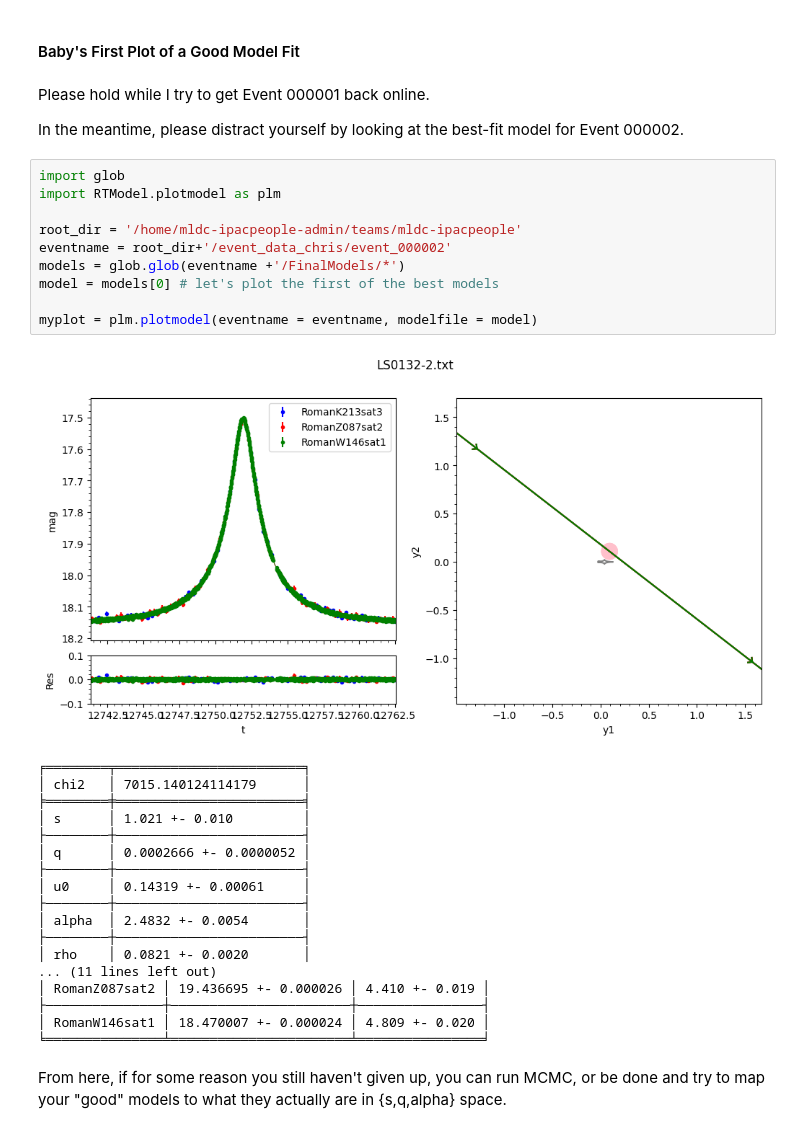
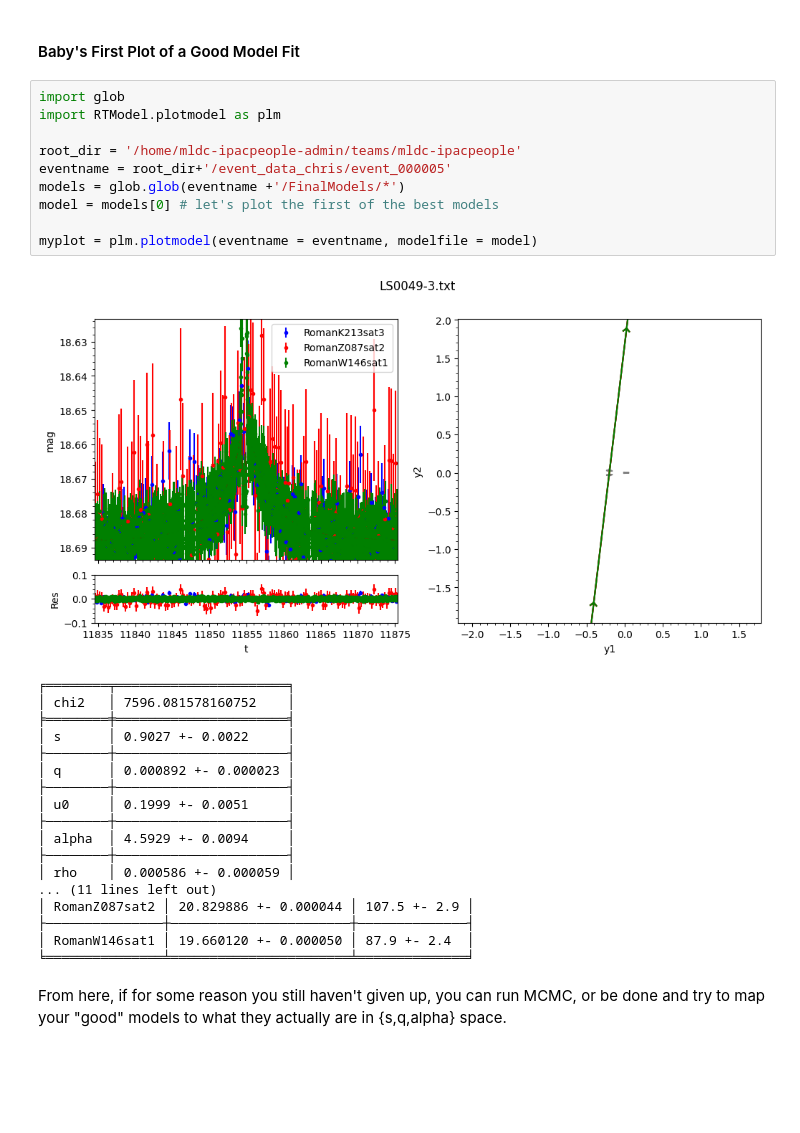
Before and after one commit to exoclam/birp, a Jupyter notebook: start-here.ipynb, the cells around one changed output. Drawn from its saved outputs; the diff is of its cells as text; blank space fills up the shorter version.

Commit message:
changed event in tutorial to something more simple

```diff
--- a/start-here.ipynb
+++ b/start-here.ipynb
@@ -527,38 +499,34 @@ Remember the Data/ directory you created 37 years ago? Assuming event and anomal
 # %% [markdown]
 #### Baby's First Plot of a Good Model Fit
-# %% [markdown]
-Please hold while I try to get Event 000001 back online.
-
-In the meantime, please distract yourself by looking at the best-fit model for Event 000002.
 # %%
 import glob
 import RTModel.plotmodel as plm
 
 root_dir = '/home/mldc-ipacpeople-admin/teams/mldc-ipacpeople'
-eventname = root_dir+'/event_data_chris/event_000002'
+eventname = root_dir+'/event_data_chris/event_000005'
 models = glob.glob(eventname +'/FinalModels/*')
 model = models[0] # let's plot the first of the best models
 
 myplot = plm.plotmodel(eventname = eventname, modelfile = model)
 # %% [output]
-[figure, old version]
+[figure, new version]
-╒════════╤════════════════════════╕
-│ chi2   │ 7015.140124114179      │
-╞════════╪════════════════════════╡
-│ s      │ 1.021 +- 0.010         │
-├────────┼────────────────────────┤
-│ q      │ 0.0002666 +- 0.0000052 │
-├────────┼────────────────────────┤
-│ u0     │ 0.14319 +- 0.00061     │
-├────────┼────────────────────────┤
-│ alpha  │ 2.4832 +- 0.0054       │
-├────────┼────────────────────────┤
-│ rho    │ 0.0821 +- 0.0020       │
+╒════════╤══════════════════════╕
+│ chi2   │ 7596.081578160752    │
+╞════════╪══════════════════════╡
+│ s      │ 0.9027 +- 0.0022     │
+├────────┼──────────────────────┤
+│ q      │ 0.000892 +- 0.000023 │
+├────────┼──────────────────────┤
+│ u0     │ 0.1999 +- 0.0051     │
+├────────┼──────────────────────┤
+│ alpha  │ 4.5929 +- 0.0094     │
+├────────┼──────────────────────┤
+│ rho    │ 0.000586 +- 0.000059 │
 ... (11 lines left out)
-│ RomanZ087sat2 │ 19.436695 +- 0.000026 │ 4.410 +- 0.019 │
-├───────────────┼───────────────────────┼────────────────┤
-│ RomanW146sat1 │ 18.470007 +- 0.000024 │ 4.809 +- 0.020 │
-╘═══════════════╧═══════════════════════╧════════════════╛
+│ RomanZ087sat2 │ 20.829886 +- 0.000044 │ 107.5 +- 2.9 │
+├───────────────┼───────────────────────┼──────────────┤
+│ RomanW146sat1 │ 19.660120 +- 0.000050 │ 87.9 +- 2.4  │
+╘═══════════════╧═══════════════════════╧══════════════╛
 # %% [markdown]
 From here, if for some reason you still haven't given up, you can run MCMC, or be done and try to map your "good" models to what they actually are in {s,q,alpha} space.
 # %% [markdown]
```
Also changed, not shown: parts of 22 cells of this notebook.
